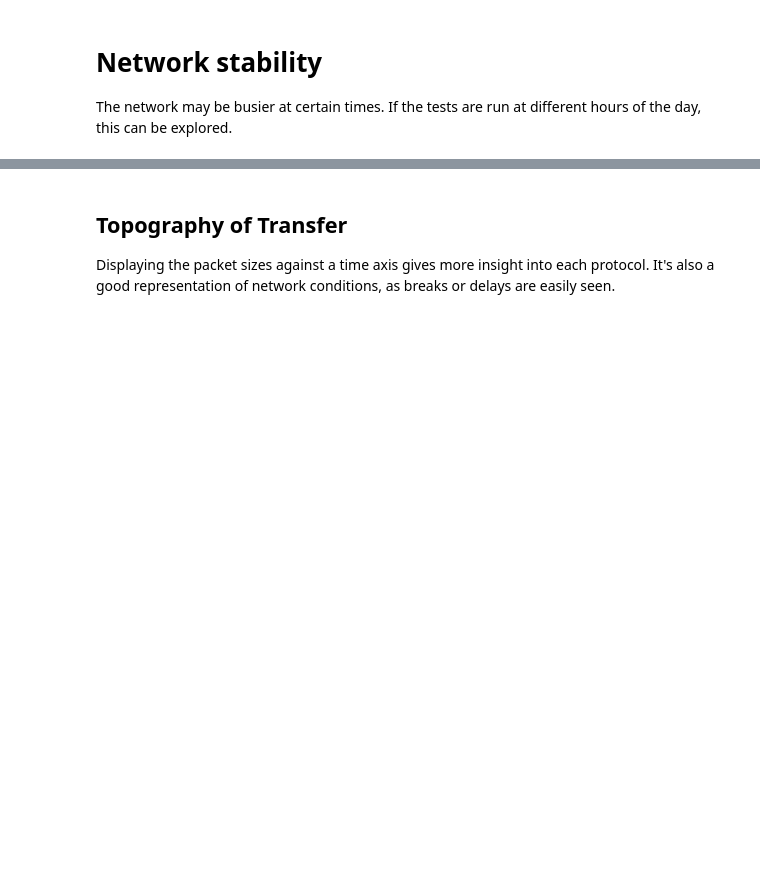
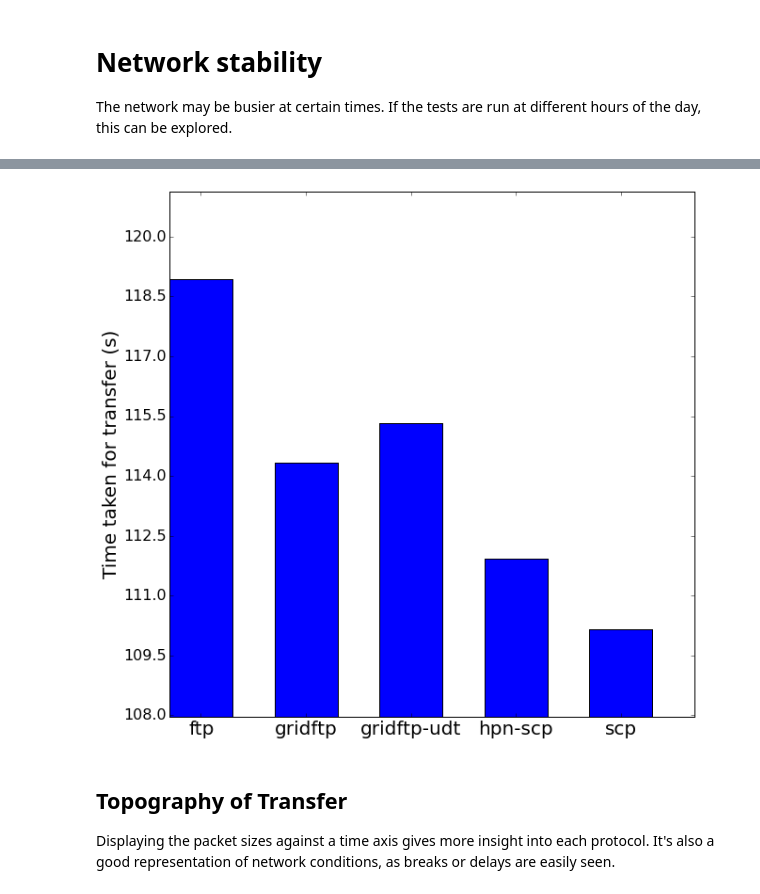
Before and after one commit to rsignell-usgs/bigbinf, a Jupyter notebook: protocol_testbed/analysis.ipynb, the cells around one changed output, grey strips where cells are left out. Drawn from its saved outputs; the diff is of its cells as text; code cells hidden in the pictures; blank space fills up the shorter version.

```diff
--- a/protocol_testbed/analysis.ipynb
+++ b/protocol_testbed/analysis.ipynb
@@ -184,3 +191,18 @@ A value of None means that the data was not normal
+# %%
+from plot import plot_time
+
+LABEL_SIZE = 16
+rcParams['figure.figsize'] = (10, 10)
+rcParams['xtick.labelsize'] = LABEL_SIZE
+rcParams['ytick.labelsize'] = LABEL_SIZE
+
+largest = max(agg.index.levels[0])
+sel = agg.loc[largest]
+
+plot_time(sel, title=False)
+# sel
+# %% [output]
+[figure, added]
 # %% [markdown]
 ## Topography of Transfer
 Displaying the packet sizes against a time axis gives more insight into each protocol. It's also a good representation of network conditions, as breaks or delays are easily seen.
```
Also changed, not shown: parts of 9 cells of this notebook, 1 other file.
